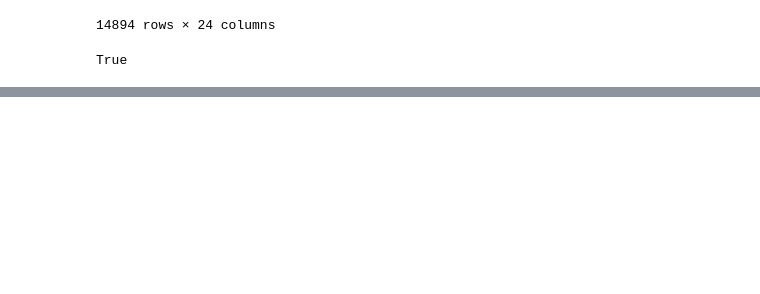
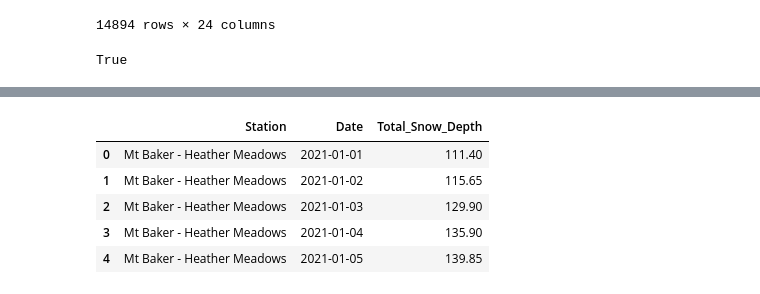
Before and after one commit to jakesherman/nwac, a Jupyter notebook: package_testing.ipynb, the cells around one changed output, grey strips where cells are left out. Cells and saved outputs as stored; diff of their text form; code cells hidden in the pictures; blank space fills up the shorter version.

```diff
--- a/package_testing.ipynb
+++ b/package_testing.ipynb
@@ -88,0 +130,22 @@ True
+# %%
+plotting_data = (
+    download_historical_data(
+        station_names=["Paradise", "Mt Baker - Heather Meadows", "Washington Pass Base"],
+        years=[2021]
+    )
+    .assign(Date=lambda df: pd.to_datetime(df["Date_Time"]).dt.date)
+    .groupby(["Station_Name", "Date"])
+    ["Total_Snow_Depth"]
+    .median()
+    .reset_index()
+    .assign(Date=lambda df: pd.to_datetime(df["Date"]))
+    .rename(columns={"Station_Name":"Station"})
+)
+plotting_data.head()
+# %% [output]
+|  | Station | Date | Total_Snow_Depth |
+| 0 | Mt Baker - Heather Meadows | 2021-01-01 | 111.40 |
+| 1 | Mt Baker - Heather Meadows | 2021-01-02 | 115.65 |
+| 2 | Mt Baker - Heather Meadows | 2021-01-03 | 129.90 |
+| 3 | Mt Baker - Heather Meadows | 2021-01-04 | 135.90 |
+| 4 | Mt Baker - Heather Meadows | 2021-01-05 | 139.85 |
```
Also changed, not shown: parts of 8 cells of this notebook, 5 other files.
